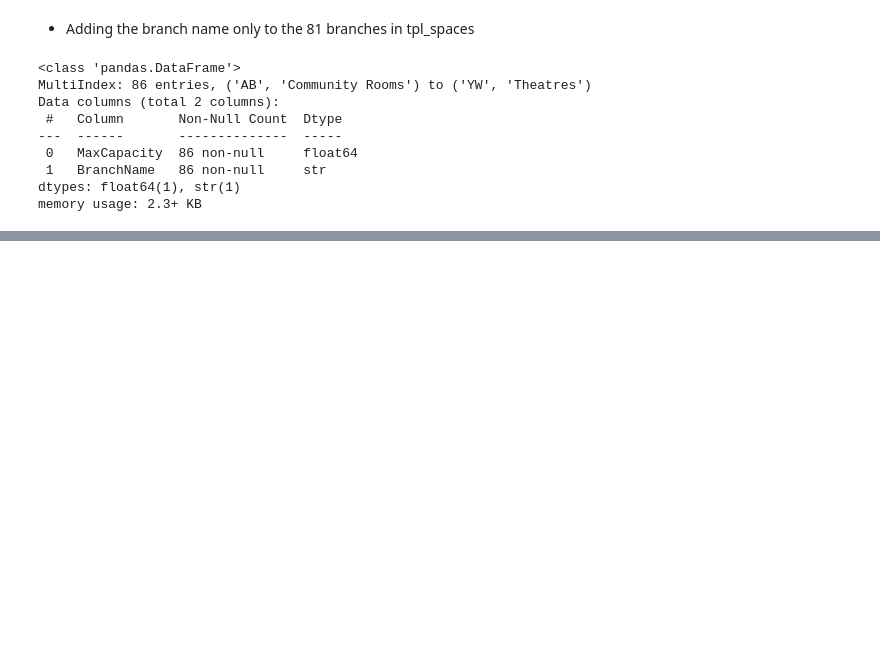
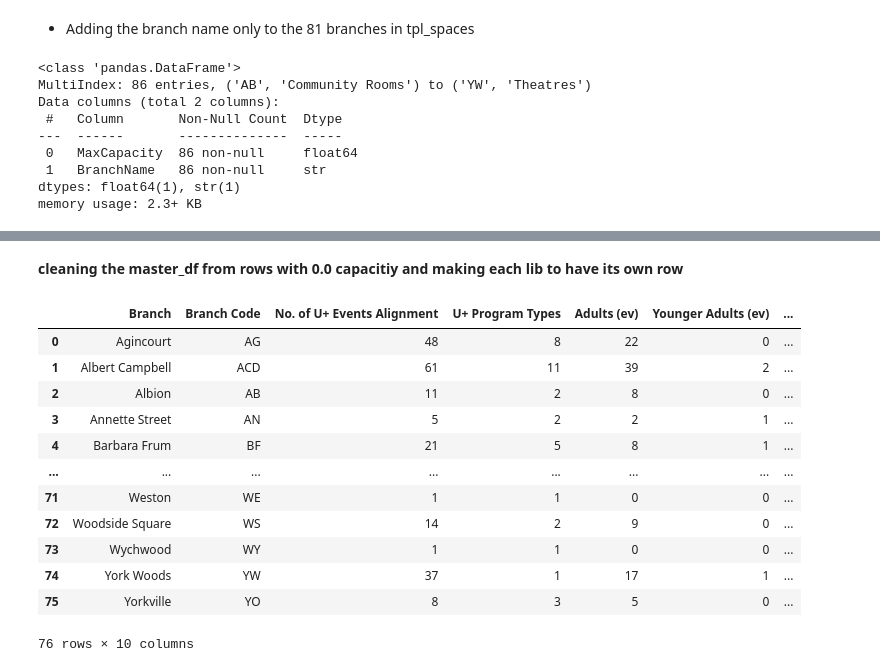
Before and after one commit to EdenKhazma/UVolunteer, a Jupyter notebook: TLPP-Dashboard/final_notes.ipynb, the cells around one changed output, grey strips where cells are left out. Cells and saved outputs as stored; diff of their text form; code cells hidden in the pictures; blank space fills up the shorter version.

```diff
--- a/TLPP-Dashboard/final_notes.ipynb
+++ b/TLPP-Dashboard/final_notes.ipynb
@@ -1378,0 +1389,45 @@ tpl_spaces.head(5)
+# %% [markdown]
+**cleaning the master_df from rows with 0.0 capacitiy and making each lib to have its own row**
+# %%
+# Rename the 'Type' column to 'Space Type' for clarity
+master_df = master_df.rename(columns={'Type': 'Space Type'})
+
+# Create a temporary custom function to handle the room string concatenation cleanly
+def combine_valid_room_types(group):
+    # Filter for room types that actually have a capacity greater than 0
+    valid_rooms = group.loc[group['MaxCapacity'] > 0, 'Space Type'].unique()
+
+    # Fallback: If a branch ONLY has 0 capacity rooms, just keep its unique types
+    if len(valid_rooms) == 0:
+        valid_rooms = group['Space Type'].unique()
+
+    return ", ".join(valid_rooms)
+
+# Aggregate master_df to have exactly one unique line per library branch
+master_df_clean = master_df.groupby(['Branch', 'Branch Code'], as_index=False).agg({
+    'No. of U+ Events Alignment': 'first',
+    'U+ Program Types': 'first',
+    'Adults (ev)': 'first',
+    'Younger Adults (ev)': 'first',
+    'Teens (ev)': 'first',
+    'Seniors (ev)': 'first',
+    'Space Type': lambda x: combine_valid_room_types(master_df.loc[x.index]),  # Passes the rows to our filter function
+    'MaxCapacity': 'max'                                                 # Captures the maximum capacity (e.g., 180.0)
+})
+
+# View the clean aggregated result
+display(master_df_clean)
+# %% [output]
+|  | Branch | Branch Code | No. of U+ Events Alignment | U+ Program Types | Adults (ev) | Younger Adults (ev) | ... |
+| 0 | Agincourt | AG | 48 | 8 | 22 | 0 | ... |
+| 1 | Albert Campbell | ACD | 61 | 11 | 39 | 2 | ... |
+| 2 | Albion | AB | 11 | 2 | 8 | 0 | ... |
+| 3 | Annette Street | AN | 5 | 2 | 2 | 1 | ... |
+| 4 | Barbara Frum | BF | 21 | 5 | 8 | 1 | ... |
+| ... | ... | ... | ... | ... | ... | ... | ... |
+| 71 | Weston | WE | 1 | 1 | 0 | 0 | ... |
+| 72 | Woodside Square | WS | 14 | 2 | 9 | 0 | ... |
+| 73 | Wychwood | WY | 1 | 1 | 0 | 0 | ... |
+| 74 | York Woods | YW | 37 | 1 | 17 | 1 | ... |
+| 75 | Yorkville | YO | 8 | 3 | 5 | 0 | ... |
+76 rows × 10 columns
```
Also changed, not shown: parts of 23 cells of this notebook, 2 other files.
